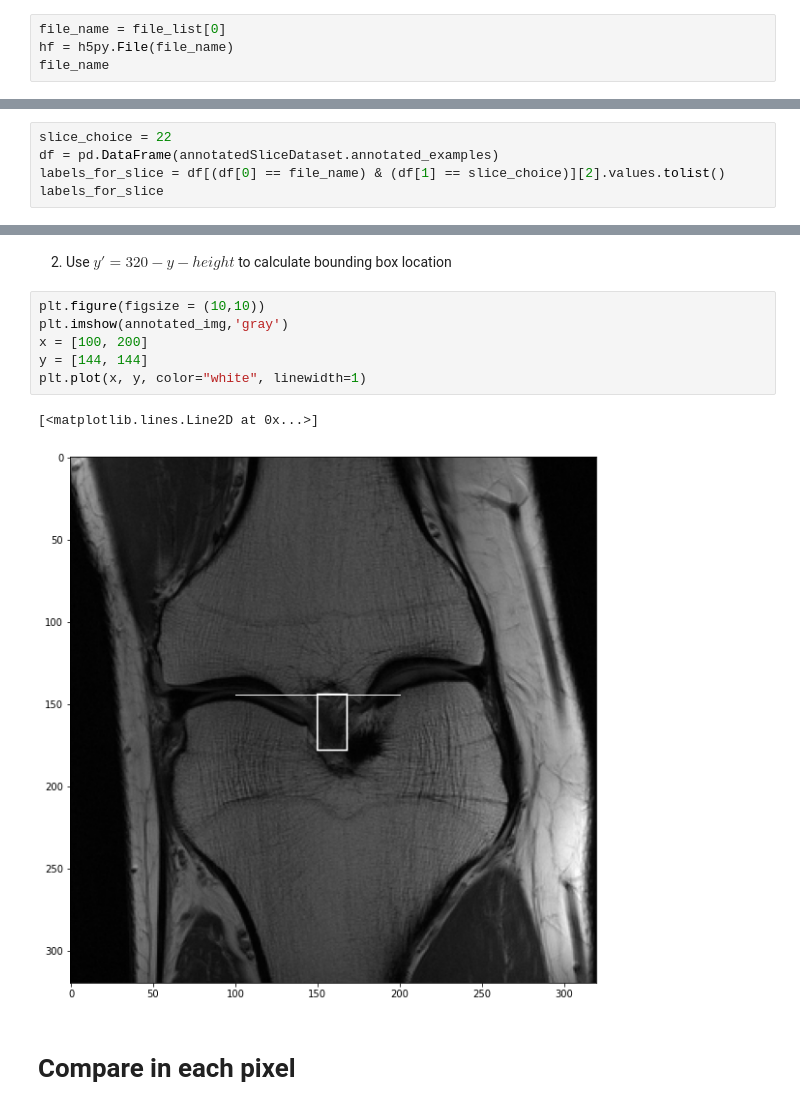
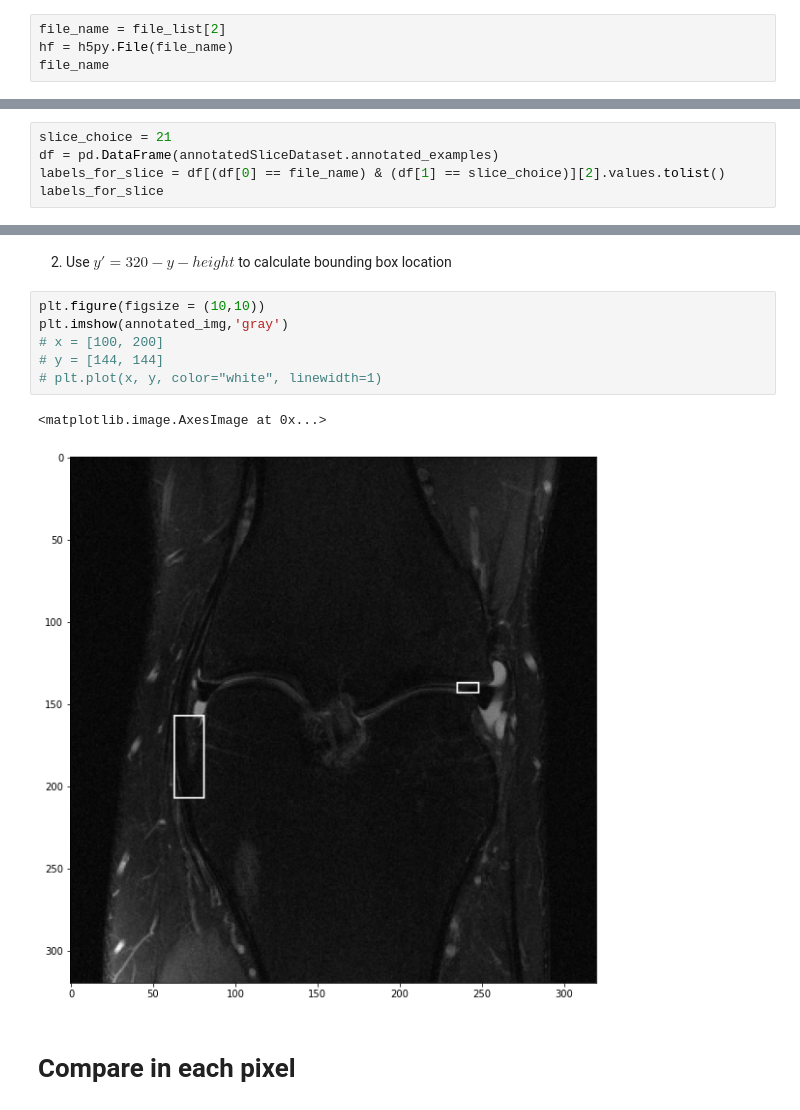
Before and after one commit to facebookresearch/fastMRI, a Jupyter notebook: fastmri_examples/annotation/fastmri_plus_viz.ipynb, the cells around one changed output, grey strips where cells are left out. Saved outputs shown, nothing was run; the diff lists cells and outputs as text.

```diff
--- a/fastmri_examples/annotation/fastmri_plus_viz.ipynb
+++ b/fastmri_examples/annotation/fastmri_plus_viz.ipynb
@@ -23,7 +23,7 @@ file_list
  PosixPath('/Users/gaskell/Dropbox/Mac/Desktop/fastMRI/fastmriplus_test/multicoil_train/file1000638.h5'),
  PosixPath('/Users/gaskell/Dropbox/Mac/Desktop/fastMRI/fastmriplus_test/multicoil_train/file1000383.h5')]
 # %%
-file_name = file_list[0]
+file_name = file_list[2]
 hf = h5py.File(file_name)
 file_name
 # %% [output]
@@ -31,7 +31,7 @@ PosixPath('/Users/gaskell/Dropbox/Mac/Desktop/fastMRI/fastmriplus_test/multicoil
 # %%
 annotatedSliceDataset = fastmri.data.mri_data.AnnotatedSliceDataset_Test(file_path,"multicoil","knee","all", annotation_version="640500fb")
 # %%
-slice_choice = 22
+slice_choice = 21
 df = pd.DataFrame(annotatedSliceDataset.annotated_examples)
 labels_for_slice = df[(df[0] == file_name) & (df[1] == slice_choice)][2].values.tolist()
 labels_for_slice
@@ -143,12 +153,12 @@ plt.plot(x, y, color="white", linewidth=1)
 # %%
 plt.figure(figsize = (10,10))
 plt.imshow(annotated_img,'gray')
-x = [100, 200]
-y = [144, 144]
-plt.plot(x, y, color="white", linewidth=1)
+# x = [100, 200]
+# y = [144, 144]
+# plt.plot(x, y, color="white", linewidth=1)
 # %% [output]
-[<matplotlib.lines.Line2D at 0x...>]
+<matplotlib.image.AxesImage at 0x...>
-[figure, old version]
+[figure, new version]
 # %% [markdown]
 # Compare in each pixel
 # %%
```
Also changed, not shown: parts of 8 cells of this notebook.
